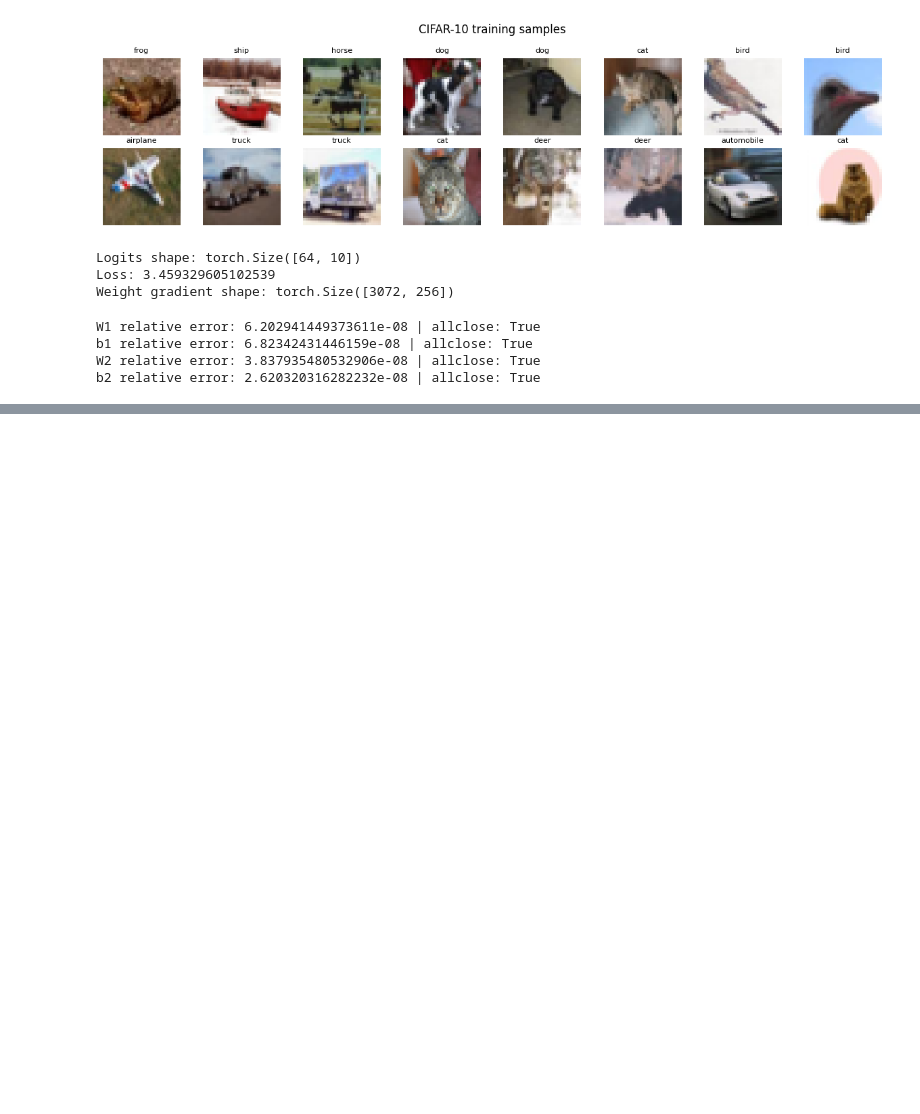
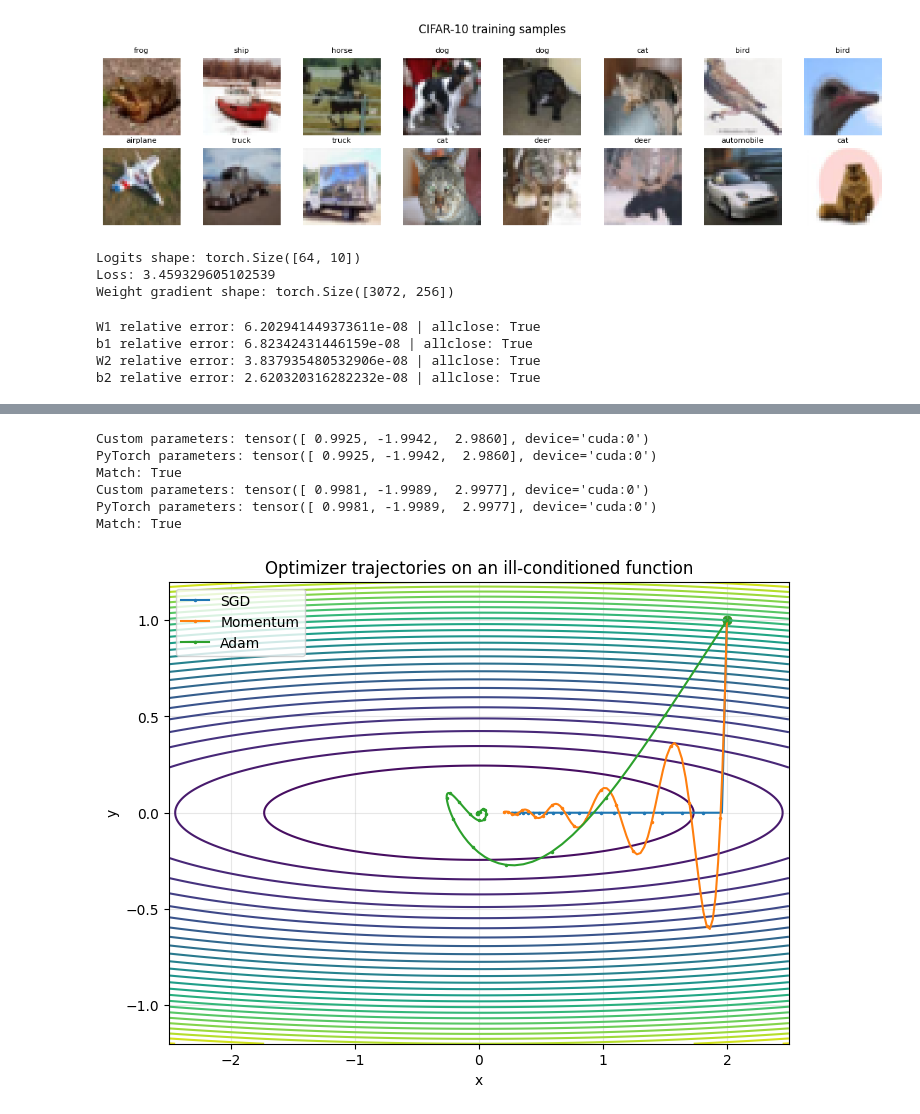
Before and after one commit to induwara-iluk/EN4554_CNN_assignment, a Jupyter notebook: 220235V_CNN_Assignment.ipynb, the cells around one changed output, grey strips where cells are left out. Cells and saved outputs as stored; diff of their text form; code cells hidden in the pictures; blank space fills up the shorter version.

```diff
--- a/220235V_CNN_Assignment.ipynb
+++ b/220235V_CNN_Assignment.ipynb
@@ -386,0 +520,41 @@ Validation accuracy: 51.36%
+# %%
+def check_optimizer(custom_cls, builtin_cls, kwargs):
+    p1 = torch.nn.Parameter(torch.tensor([1.0, -2.0, 3.0], device=device))
+    p2 = torch.nn.Parameter(p1.detach().clone())
+
+    opt1 = custom_cls([p1], **kwargs)
+    opt2 = builtin_cls([p2], **kwargs)
+
+    for grad in [
+        [0.2, -0.5, 0.1],
+        [-0.1, 0.3, 0.7],
+        [0.4, 0.2, -0.2],
+    ]:
+        g = torch.tensor(grad, device=device)
+        p1.grad = g.clone()
+        p2.grad = g.clone()
+
+        opt1.step()
+        opt2.step()
+
+    print("Custom parameters:", p1.detach())
+    print("PyTorch parameters:", p2.detach())
+    print("Match:", torch.allclose(p1, p2, rtol=1e-5, atol=1e-7))
+
+
+check_optimizer(
+    SGDMomentum, torch.optim.SGD,
+    {"lr": 0.01, "momentum": 0.9}
+)
+
+check_optimizer(
+    ManualAdam, torch.optim.Adam,
+    {"lr": 0.001, "betas": (0.9, 0.999), "eps": 1e-8}
+)
+# %% [output]
+Custom parameters: tensor([ 0.9925, -1.9942,  2.9860], device='cuda:0')
+PyTorch parameters: tensor([ 0.9925, -1.9942,  2.9860], device='cuda:0')
+Match: True
+Custom parameters: tensor([ 0.9981, -1.9989,  2.9977], device='cuda:0')
+PyTorch parameters: tensor([ 0.9981, -1.9989,  2.9977], device='cuda:0')
+Match: True
@@ -386,0 +589,22 @@ Validation accuracy: 51.36%
+# %%
+xg = np.linspace(-2.5, 2.5, 250)
+yg = np.linspace(-1.2, 1.2, 250)
+XX, YY = np.meshgrid(xg, yg)
+ZZ = 0.5 * (XX**2 + 50 * YY**2)
+
+plt.figure(figsize=(8, 6))
+plt.contour(XX, YY, ZZ, levels=30)
+
+for name, path in paths.items():
+    plt.plot(path[:, 0], path[:, 1], marker=".", markersize=3,
+             markevery=5, label=name)
+    plt.scatter(path[0, 0], path[0, 1], s=35)
+
+plt.xlabel("x")
+plt.ylabel("y")
+plt.title("Optimizer trajectories on an ill-conditioned function")
+plt.legend()
+plt.grid(True, alpha=0.3)
+plt.show()
+# %% [output]
+[figure, added]
```
Also changed, not shown: parts of 26 cells of this notebook.
